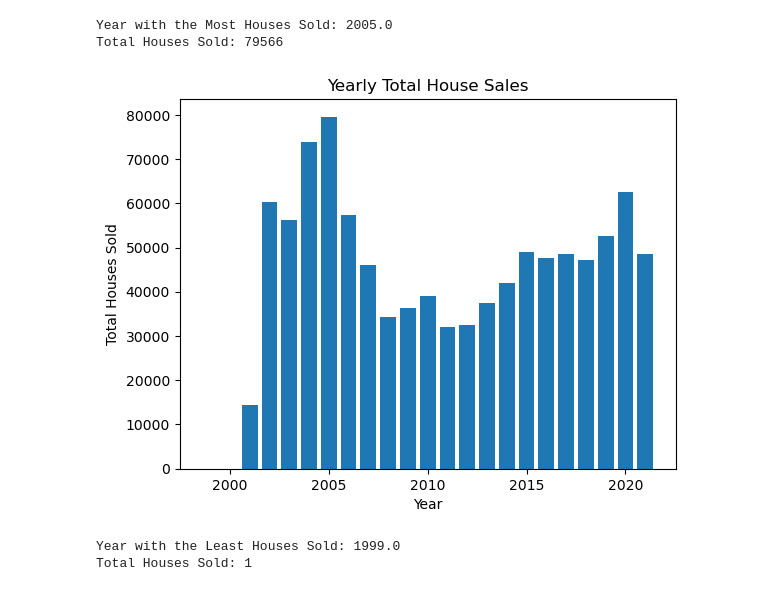
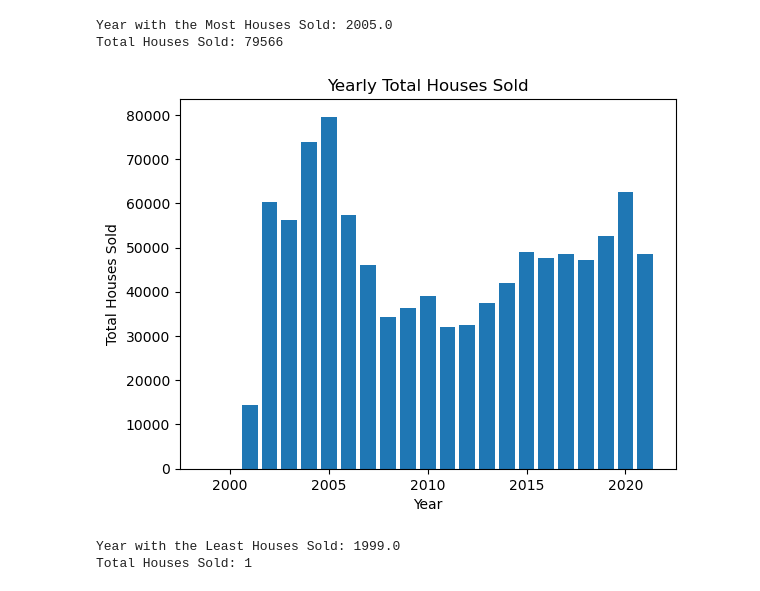
Before and after one commit to alenak2610/RE-market-CT, a Jupyter notebook: All Workbooks/final_proj.ipynb, the cells around one changed output. Saved outputs shown, nothing was run; the diff lists cells and outputs as text; code cells hidden in the pictures.

```diff
--- a/All Workbooks/final_proj.ipynb
+++ b/All Workbooks/final_proj.ipynb
@@ -142,12 +142,12 @@ Year with the Most Houses Sold: 2005.0
 Total Houses Sold: 79566
 # %%
 plt.bar(yearly_sales.index, yearly_sales.values)
-plt.title("Yearly Total House Sales")
+plt.title("Yearly Total Houses Sold")
 plt.xlabel("Year")
 plt.ylabel("Total Houses Sold")
 plt.show()
 # %% [output]
-[figure, old version]
+[figure, new version]
 # %%
 # Find the year with the least houses sold
 least_sold_year = yearly_sales.nsmallest(1)
```
Also changed, not shown: parts of 1 cell of this notebook.
